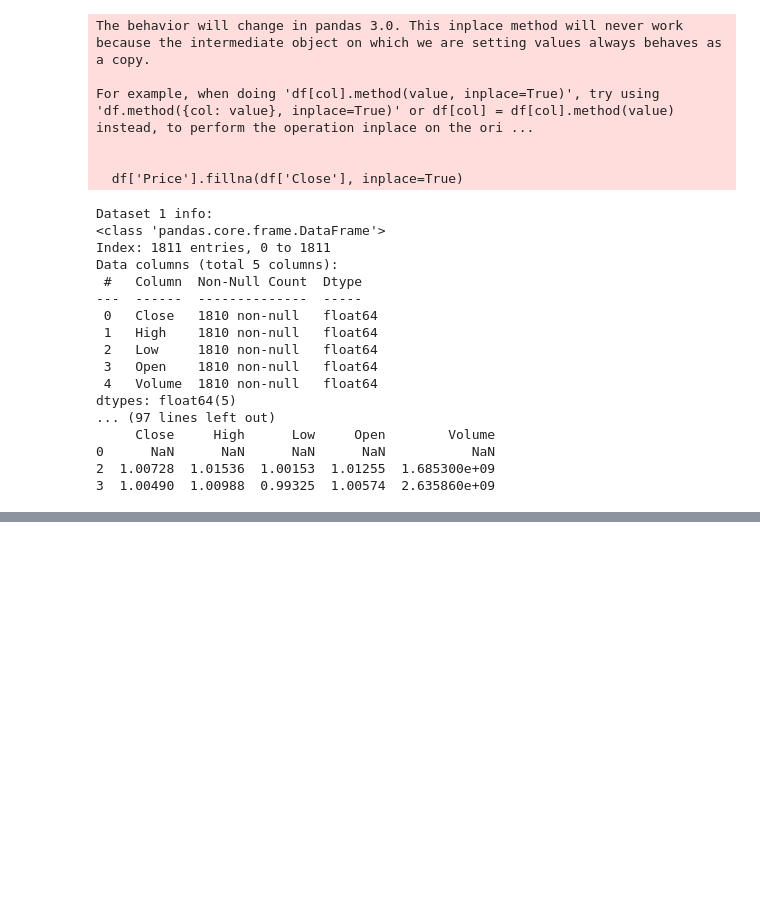
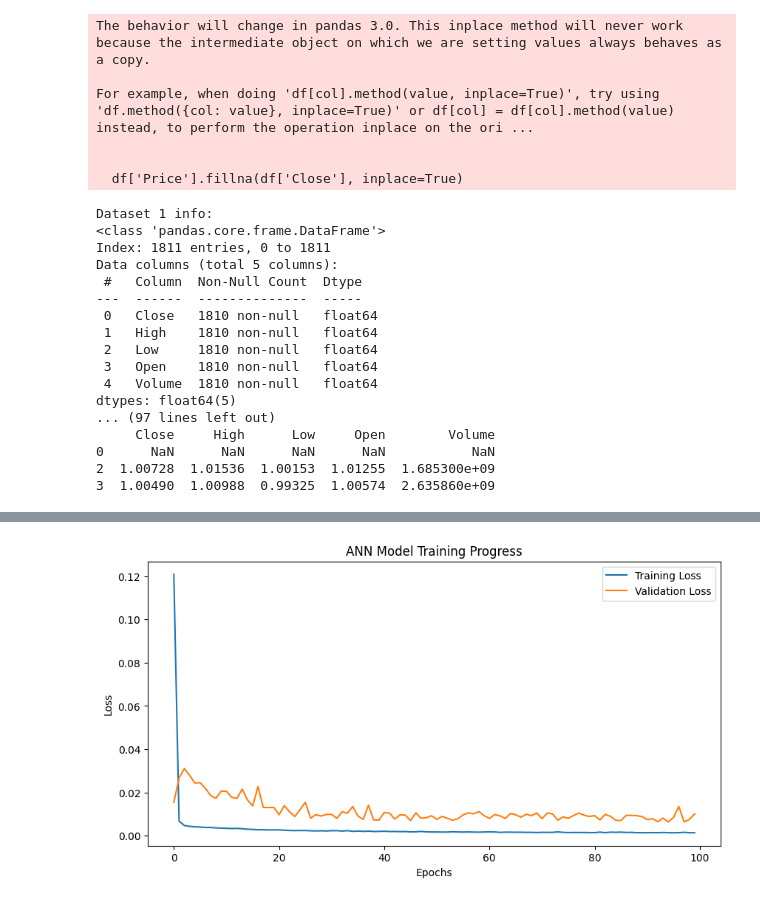
Before and after one commit to OTN-Rajapaksha/Naval-Hybrid-Model-Work-In-The-Stock-Market-And-Crypto-Market-Prediction, a Jupyter notebook: Main.ipynb, the cells around one changed output, grey strips where cells are left out. Cells and saved outputs as stored; diff of their text form; code cells hidden in the pictures; blank space fills up the shorter version.

```diff
--- a/Main.ipynb
+++ b/Main.ipynb
@@ -558,0 +1334,80 @@ dtype: int64
+# %%
+# === STEP 1: Import libraries ===
+import pandas as pd
+import numpy as np
+from sklearn.model_selection import train_test_split
+from sklearn.preprocessing import MinMaxScaler
+from sklearn.metrics import mean_squared_error, mean_absolute_error, r2_score, accuracy_score, f1_score, roc_auc_score, confusion_matrix
+from tensorflow.keras.models import Sequential
+from tensorflow.keras.layers import Dense, Input
+import matplotlib.pyplot as plt
+
+# === STEP 2: Clean Data ===
+# Drop NaN, Inf, or constant columns
+normalized = normalized.replace([np.inf, -np.inf], np.nan).dropna()
+
+# === STEP 3: Split Features and Target ===
+X = normalized[['BTC', 'Crude', 'NYSE', 'SOL', 'USDT']]
+y = normalized['JKH']
+
+# Ensure numeric dtype
+X = X.astype(float)
+y = y.astype(float)
+
+# === STEP 4: Normalize again (safely) ===
+scaler = MinMaxScaler()
+X_scaled = scaler.fit_transform(X)
+
+# === STEP 5: Train/Test Split ===
+X_train, X_test, y_train, y_test = train_test_split(
+    X_scaled, y, test_size=0.2, random_state=42, shuffle=False
+)
+
+# === STEP 6: Build ANN Model ===
+model = Sequential([
+    Input(shape=(X_train.shape[1],)),
+    Dense(64, activation='relu'),
+    Dense(32, activation='relu'),
+    Dense(16, activation='relu'),
+    Dense(1, activation='linear')
+])
+
+model.compile(optimizer='adam', loss='mse', metrics=['mae'])
+
+# === STEP 7: Train Model ===
+history = model.fit(
+    X_train, y_train,
+    validation_data=(X_test, y_test),
+    epochs=100,
+    batch_size=16,
+    verbose=1
+)
+
+# === STEP 8: Predict ===
+y_pred = model.predict(X_test).flatten()
+
+# Remove NaN predictions (if any)
+mask = ~np.isnan(y_pred)
+y_test = y_test[mask]
+y_pred = y_pred[mask]
+
+# === STEP 9: Evaluate ===
+rmse = np.sqrt(mean_squared_error(y_test, y_pred))
+mae = mean_absolute_error(y_test, y_pred)
+r2  = r2_score(y_test, y_pred)
+
+print("\n📈 Regression Metrics:")
+print(f"RMSE : {rmse:.6f}")
+print(f"MAE  : {mae:.6f}")
+print(f"R²    : {r2:.6f}")
+
+# === STEP 10: Plot Training Progress ===
+plt.figure(figsize=(10,5))
+plt.plot(history.history['loss'], label='Training Loss')
+plt.plot(history.history['val_loss'], label='Validation Loss')
+plt.title('ANN Model Training Progress')
+plt.xlabel('Epochs')
+plt.ylabel('Loss')
+plt.legend()
+plt.show()
+# %% [output]
@@ -558,0 +1431 @@ dtype: int64
+[figure, added]
```
Also changed, not shown: parts of 21 cells of this notebook.
